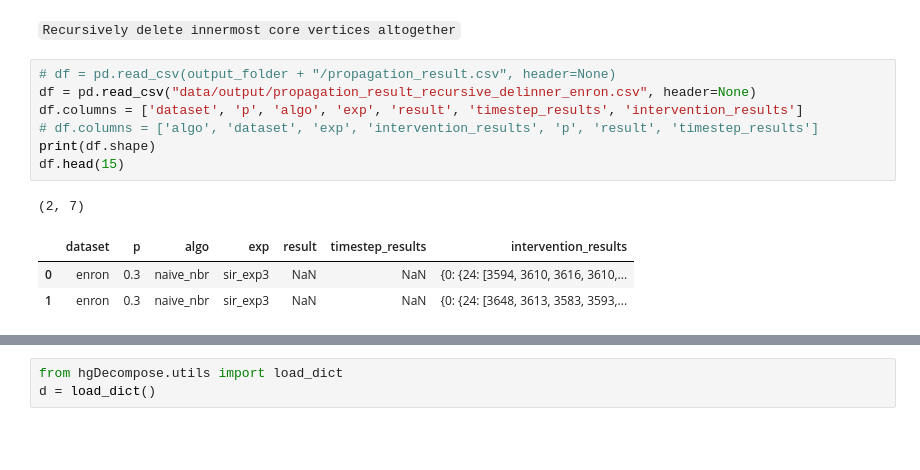
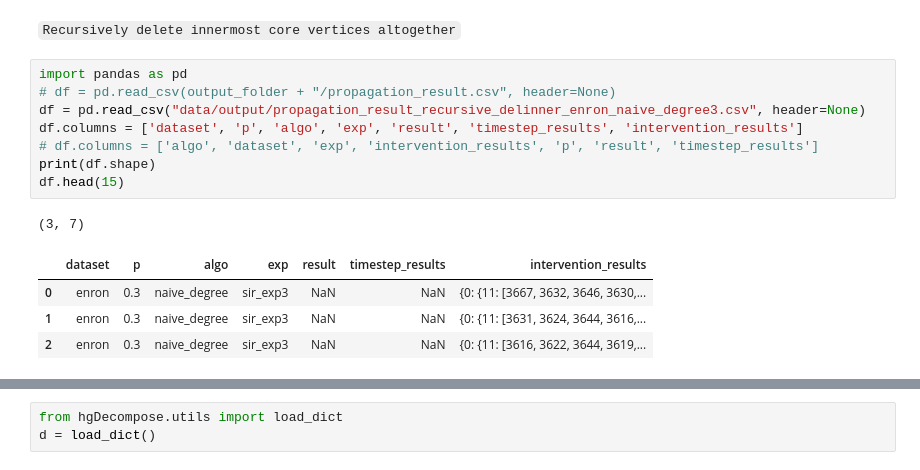
Before and after one commit to bishwamittra/scripts_hg-core-decomposition, a Jupyter notebook: read_output(naheed).ipynb, the cells around one changed output, grey strips where cells are left out. Saved outputs shown, nothing was run; the diff lists cells and outputs as text; blank space fills up the shorter version.

```diff
--- a/read_output(naheed).ipynb
+++ b/read_output(naheed).ipynb
@@ -1998,17 +1998,19 @@ Intervention strategy
 # %% [markdown]
 `Recursively delete innermost core vertices altogether`
 # %%
+import pandas as pd
 # df = pd.read_csv(output_folder + "/propagation_result.csv", header=None)
-df = pd.read_csv("data/output/propagation_result_recursive_delinner_enron.csv", header=None)
+df = pd.read_csv("data/output/propagation_result_recursive_delinner_enron_naive_degree3.csv", header=None)
 df.columns = ['dataset', 'p', 'algo', 'exp', 'result', 'timestep_results', 'intervention_results']
 # df.columns = ['algo', 'dataset', 'exp', 'intervention_results', 'p', 'result', 'timestep_results']
 print(df.shape)
 df.head(15)
 # %% [output]
-(2, 7)
+(3, 7)
 |  | dataset | p | algo | exp | result | timestep_results | intervention_results |
-| 0 | enron | 0.3 | naive_nbr | sir_exp3 | NaN | NaN | {0: {24: [3594, 3610, 3616, 3610,... |
-| 1 | enron | 0.3 | naive_nbr | sir_exp3 | NaN | NaN | {0: {24: [3648, 3613, 3583, 3593,... |
+| 0 | enron | 0.3 | naive_degree | sir_exp3 | NaN | NaN | {0: {11: [3667, 3632, 3646, 3630,... |
+| 1 | enron | 0.3 | naive_degree | sir_exp3 | NaN | NaN | {0: {11: [3631, 3624, 3644, 3616,... |
+| 2 | enron | 0.3 | naive_degree | sir_exp3 | NaN | NaN | {0: {11: [3616, 3622, 3644, 3619,... |
 # %%
 import pandas as pd
 import seaborn as sns
```
Also changed, not shown: parts of 4 cells of this notebook.
